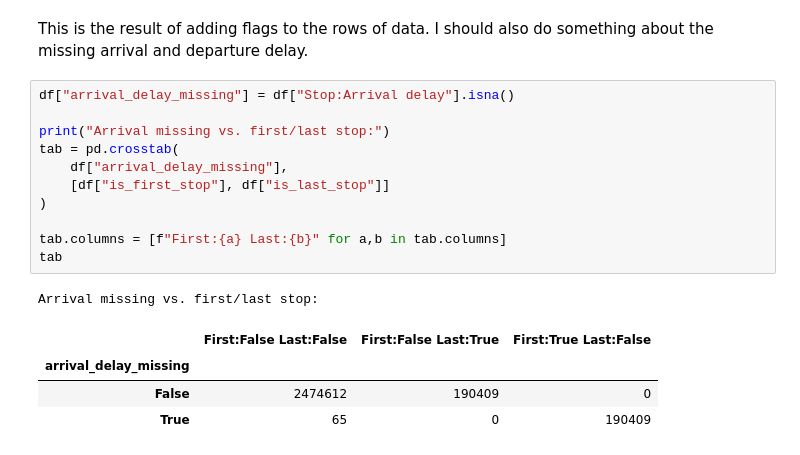
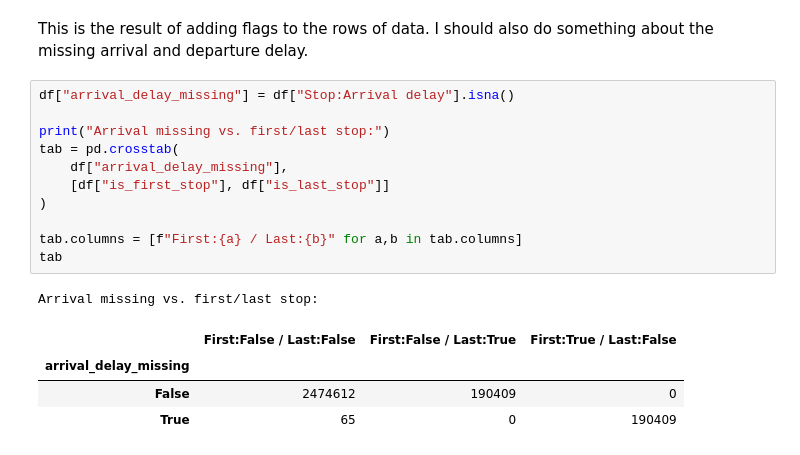
Before and after one commit to TheTrumpetist27/TrainDelayPredictor, a Jupyter notebook: Data analysis & Feature Engineering 2.ipynb, the cells around one changed output. Drawn from its saved outputs; the diff is of its cells as text.

```diff
--- a/Data analysis & Feature Engineering 2.ipynb
+++ b/Data analysis & Feature Engineering 2.ipynb
@@ -150,17 +150,17 @@ This is the result of adding flags to the rows of data. I should also do somethi
 # %%
 df["arrival_delay_missing"] = df["Stop:Arrival delay"].isna()
 
 print("Arrival missing vs. first/last stop:")
 tab = pd.crosstab(
     df["arrival_delay_missing"],
     [df["is_first_stop"], df["is_last_stop"]]
 )
 
-tab.columns = [f"First:{a} Last:{b}" for a,b in tab.columns]
+tab.columns = [f"First:{a} / Last:{b}" for a,b in tab.columns]
 tab
 # %% [output]
 Arrival missing vs. first/last stop:
-|  | First:False Last:False | First:False Last:True | First:True Last:False |
+|  | First:False / Last:False | First:False / Last:True | First:True / Last:False |
 | arrival_delay_missing |  |  |  |
 | False | 2474612 | 190409 | 0 |
 | True | 65 | 0 | 190409 |
```
Also changed, not shown: parts of 2 cells of this notebook.
